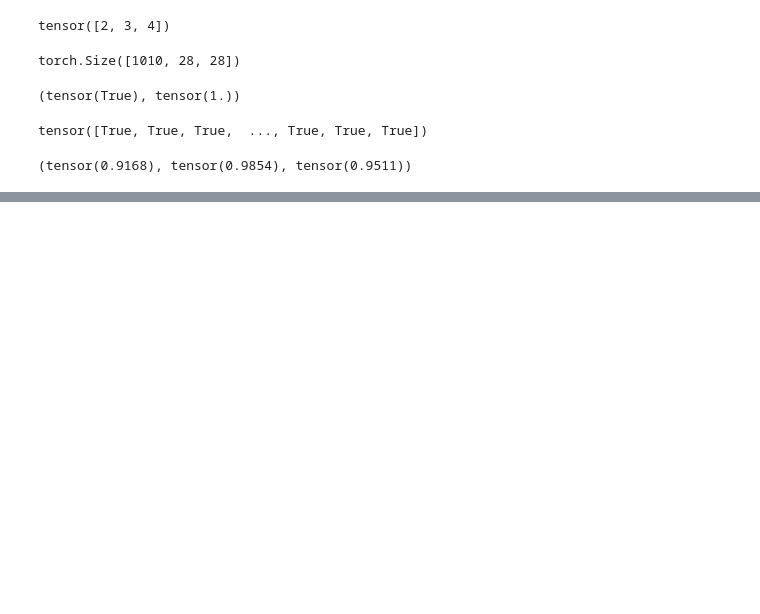
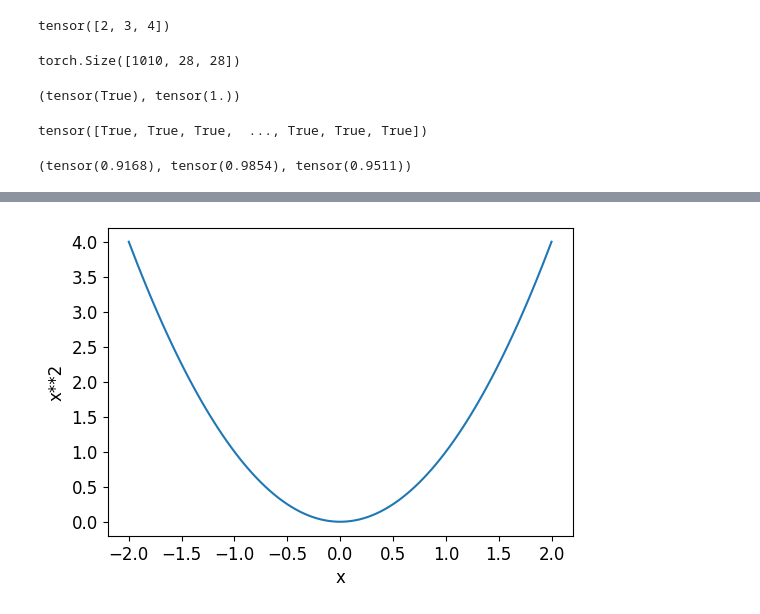
Before and after one commit to TBKHori/Analysis-ML-Deep-Learning, a Jupyter notebook: Untitled2.ipynb, the cells around one changed output, grey strips where cells are left out. Cells and saved outputs as stored; diff of their text form; code cells hidden in the pictures; blank space fills up the shorter version.

```diff
--- a/Untitled2.ipynb
+++ b/Untitled2.ipynb
@@ -216,3 +216,9 @@ step->predict[label=repeat]
 ''')
 # %% [output]
 [drawing not drawn]
+# %%
+def f(x): return x**2
+# %%
+plot_function(f, 'x', 'x**2')
+# %% [output]
+[figure, added]
```
Also changed, not shown: parts of 9 cells of this notebook.
